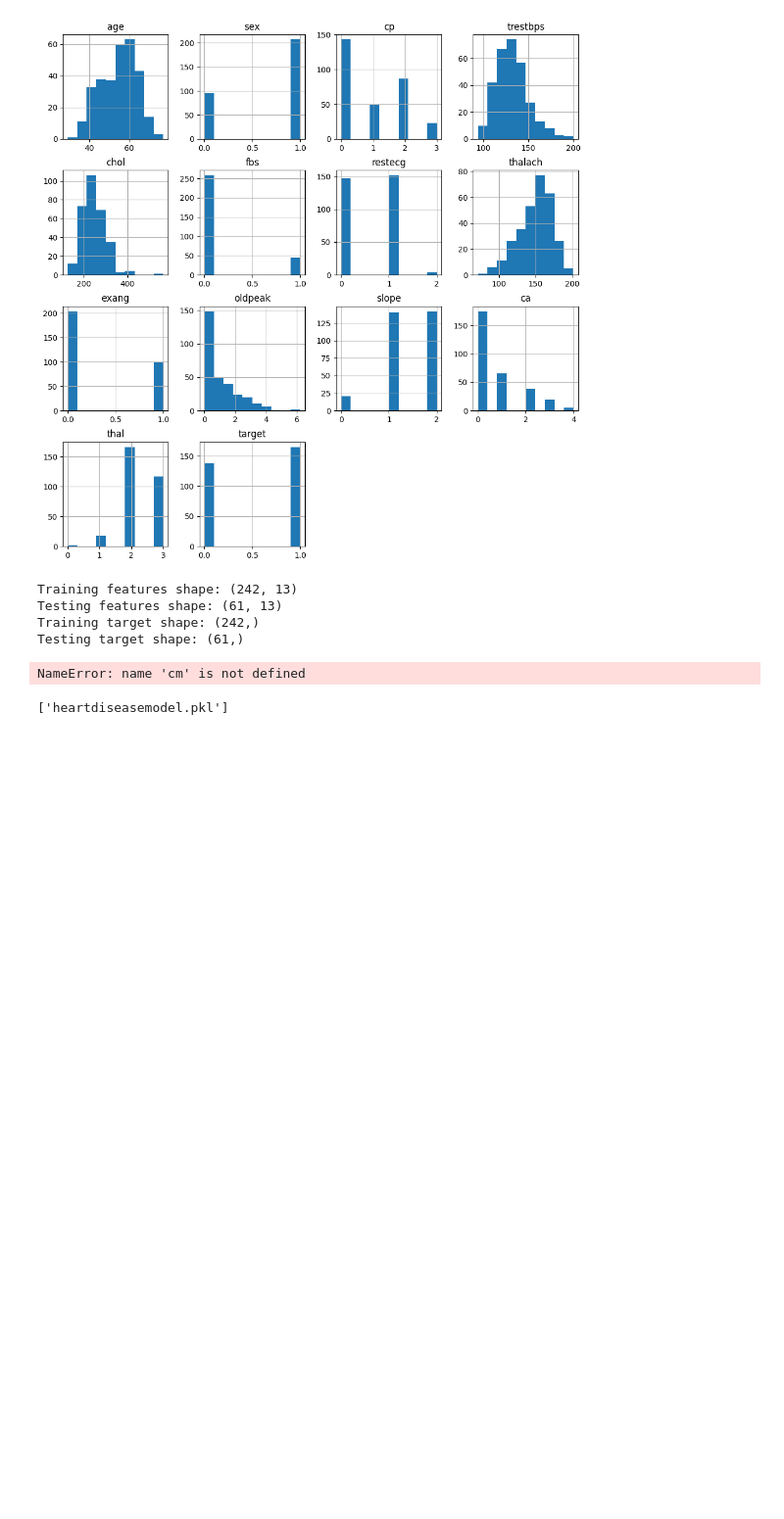
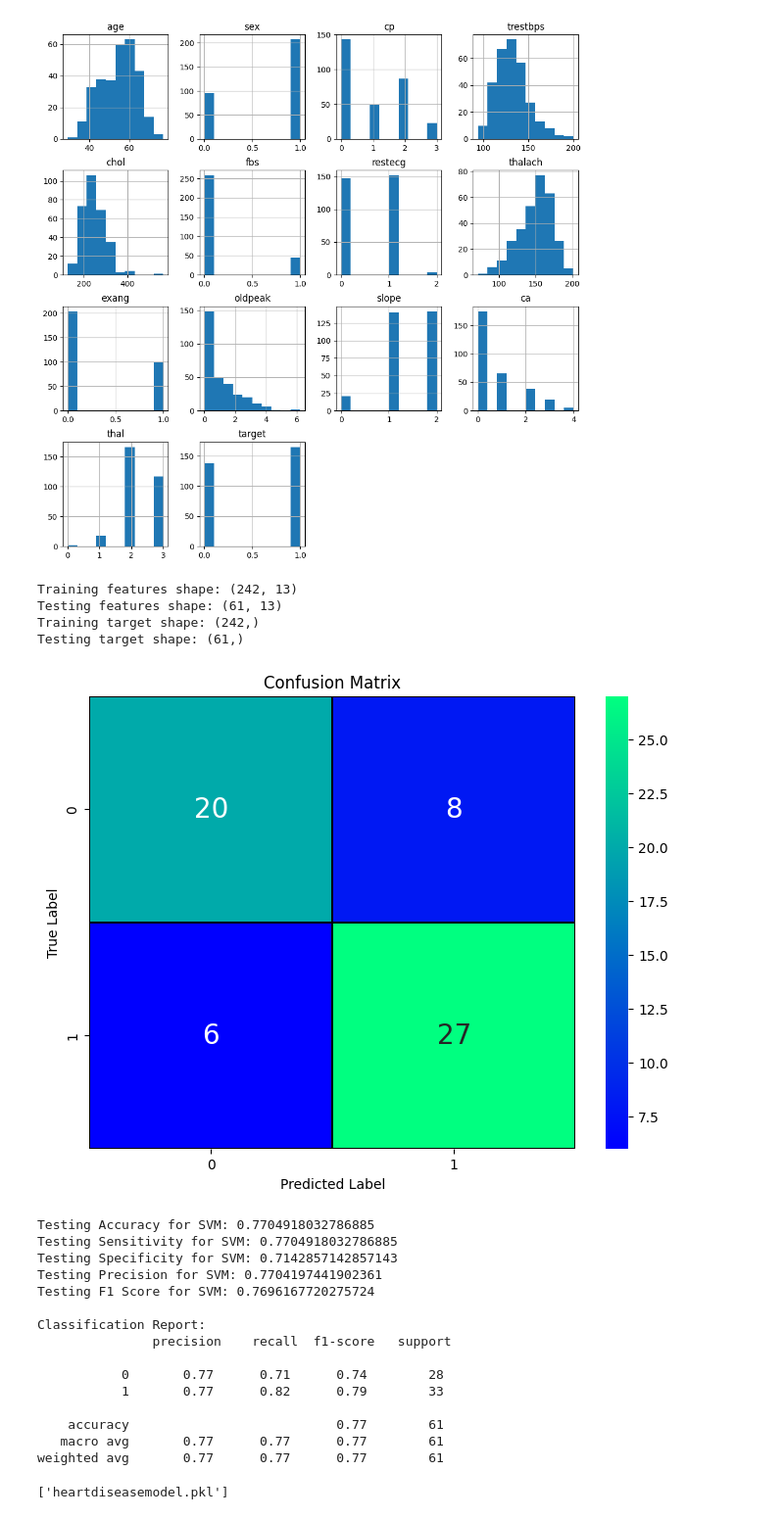
Before and after one commit to Gangadari11/iwb130-ballerina_quartet, a Jupyter notebook: MLmodel/heartdiseasemodel.ipynb, the cells around one changed output. Shown at 98% size. Saved outputs shown, nothing was run; the diff lists cells and outputs as text; code cells hidden in the pictures; blank space fills up the shorter version.

Commit message:
Added the required images for the model accuracy

```diff
--- a/MLmodel/heartdiseasemodel.ipynb
+++ b/MLmodel/heartdiseasemodel.ipynb
@@ -104,35 +104,50 @@ model = svm.fit(X_train, y_train)
 # Make predictions
 prediction = model.predict(X_test)
 
 # Confusion matrix
 cm4 = confusion_matrix(y_test, prediction)
-TN, FP, FN, TP = cm.ravel()
+TN, FP, FN, TP = cm4.ravel()
 # Plot confusion matrix
 plt.figure(figsize=(8, 6))
 sns.heatmap(cm4, annot=True, cmap='winter', linewidths=0.3, linecolor='black', annot_kws={"size": 20})
 plt.title("Confusion Matrix")
 plt.xlabel("Predicted Label")
 plt.ylabel("True Label")
 plt.show()
 
 # Calculate metrics
 accuracy = accuracy_score(y_test, prediction)
 sensitivity = recall_score(y_test, prediction, average='weighted')  # Sensitivity (Recall)
 specificity = TN / (TN + FP)  # Specificity calculation
 precision = precision_score(y_test, prediction, average='weighted')  # Precision
 f1 = f1_score(y_test, prediction, average='weighted')  # F1 Score
 
 # Print metrics
 print('Testing Accuracy for SVM:', accuracy)
 print('Testing Sensitivity for SVM:', sensitivity)
 print('Testing Specificity for SVM:', specificity)
 print('Testing Precision for SVM:', precision)
 print('Testing F1 Score for SVM:', f1)
 
 # Classification report
 print("\nClassification Report:\n", classification_report(y_test, prediction))
 # %% [output]
+[figure, added]
-NameError: name 'cm' is not defined
+Testing Accuracy for SVM: 0.7704918032786885
+Testing Sensitivity for SVM: 0.7704918032786885
+Testing Specificity for SVM: 0.7142857142857143
+Testing Precision for SVM: 0.7704197441902361
+Testing F1 Score for SVM: 0.7696167720275724
+
+Classification Report:
+               precision    recall  f1-score   support
+
+           0       0.77      0.71      0.74        28
+           1       0.77      0.82      0.79        33
+
+    accuracy                           0.77        61
+   macro avg       0.77      0.77      0.77        61
+weighted avg       0.77      0.77      0.77        61
 # %%
 import joblib
 joblib.dump(model, 'heartdiseasemodel.pkl')
```
Also changed, not shown: 2 other files.
